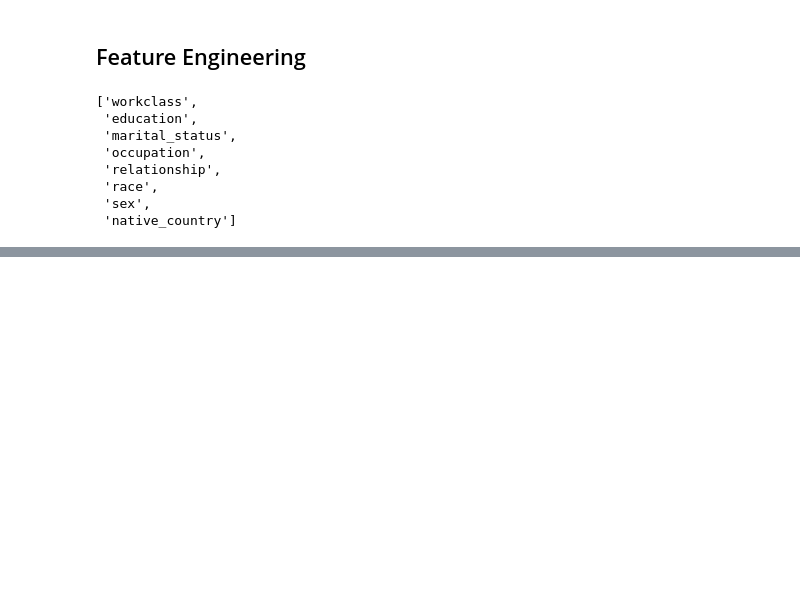
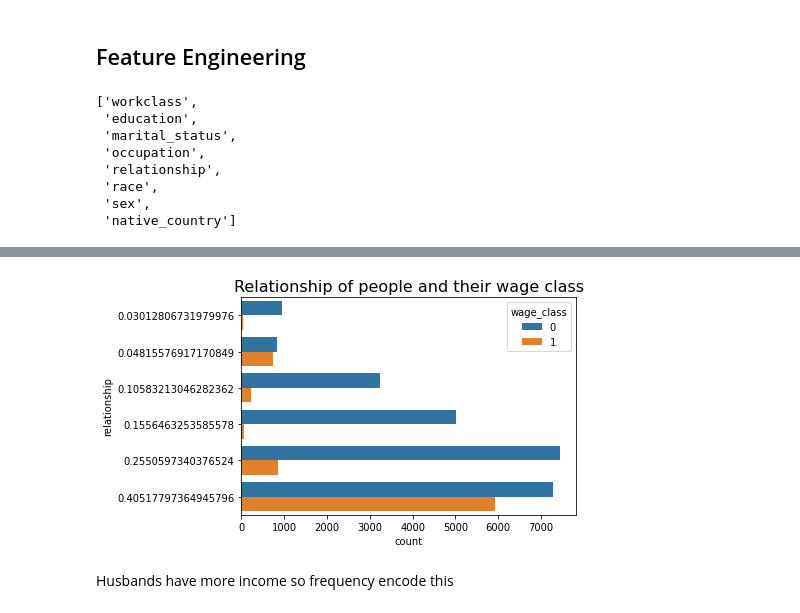
Before and after one commit to shiv0112/income-prediction-xgboost, a Jupyter notebook: notebooks/income_prediction.ipynb, the cells around one changed output, grey strips where cells are left out. Saved outputs shown, nothing was run; the diff lists cells and outputs as text; code cells hidden in the pictures; blank space fills up the shorter version.

```diff
--- a/notebooks/income_prediction.ipynb
+++ b/notebooks/income_prediction.ipynb
@@ -233,0 +367,5 @@ occupation : [' Adm-clerical' ' Exec-managerial' ' Handlers-cleaners' ' Prof-spe
+# %%
+train_set['occupation']=np.where(train_set['occupation']==' ?',train_set['occupation'].mode(),train_set['occupation'])
+# %%
+fq=train_set.groupby('occupation').size()/len(train_set)
+fq
@@ -233,0 +389,2 @@ occupation : [' Adm-clerical' ' Exec-managerial' ' Handlers-cleaners' ' Prof-spe
+# %%
+train_set['occupation']=train_set['occupation'].map(fq)
@@ -233,0 +407,8 @@ occupation : [' Adm-clerical' ' Exec-managerial' ' Handlers-cleaners' ' Prof-spe
+# %%
+plt.title("Relationship of people and their wage class",fontsize=16)
+sns.countplot(y=train_set['relationship'],hue=train_set['wage_class'])
+plt.show()
+# %% [output]
+[figure, added]
+# %% [markdown]
+Husbands have more income so frequency encode this
```
Also changed, not shown: parts of 52 cells of this notebook.
